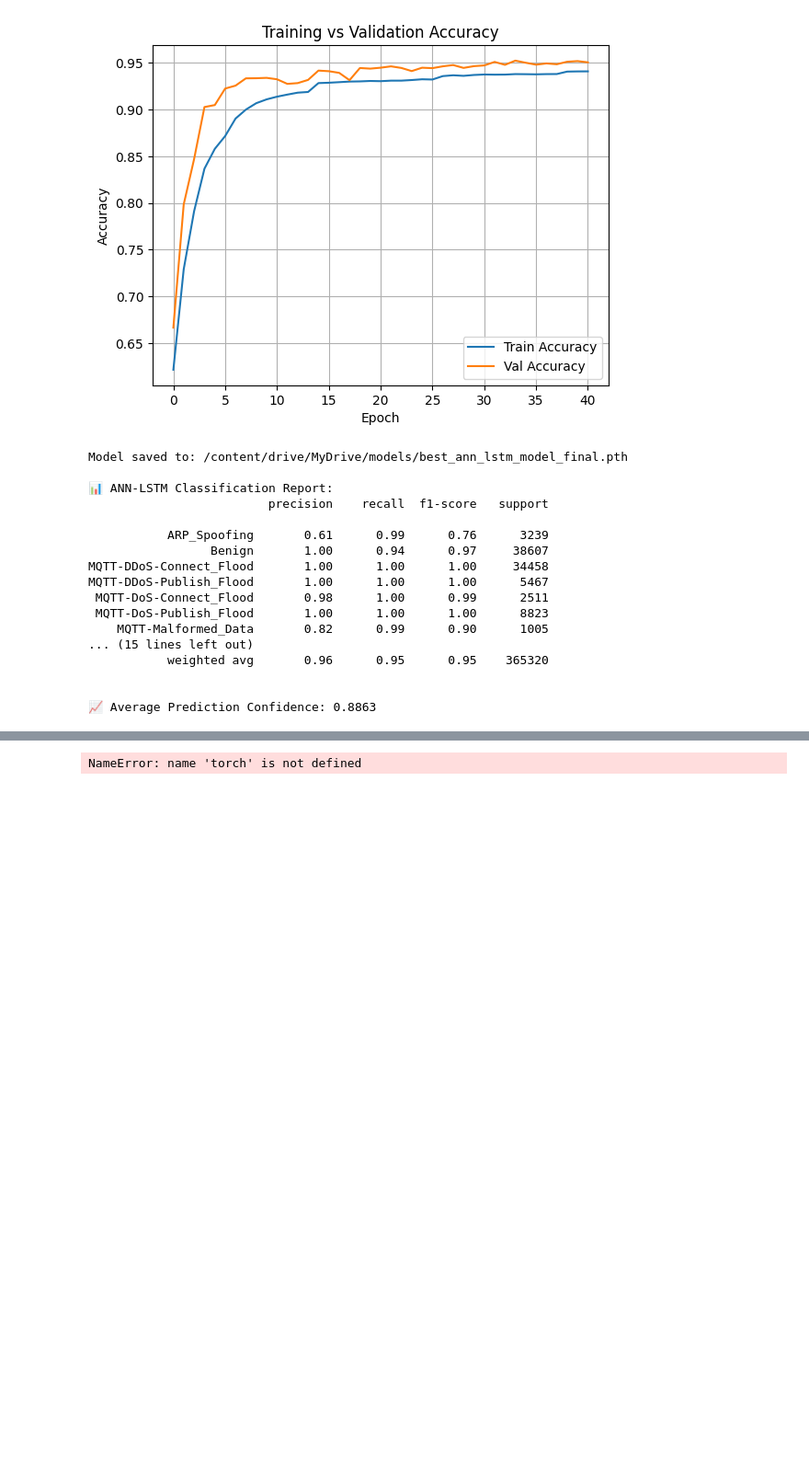
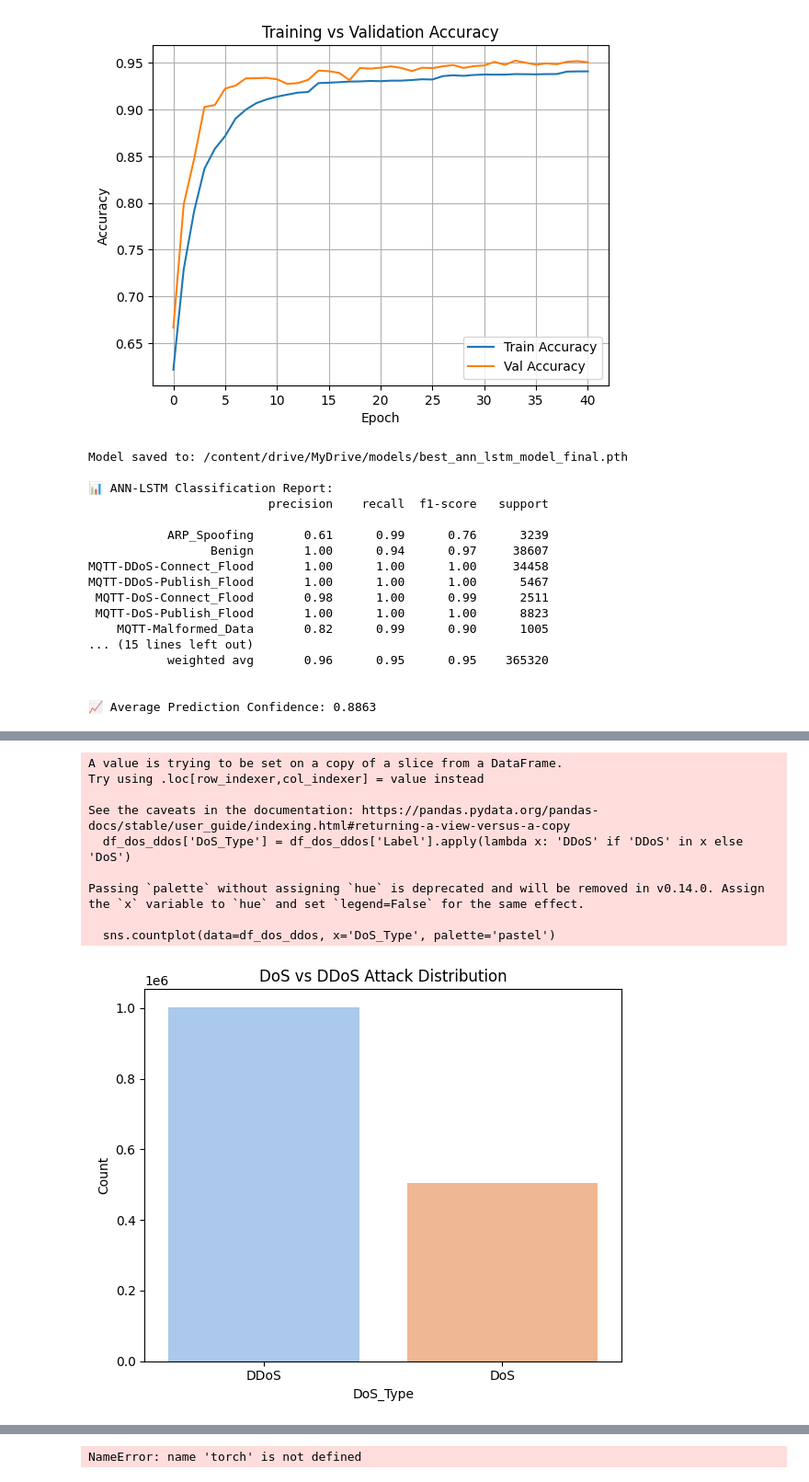
Before and after one commit to Leorasaharia/CGM, a Jupyter notebook: IDS_using_ANN_LSTM.ipynb, the cells around one changed output, grey strips where cells are left out. Shown at 92% size. Cells and saved outputs as stored; diff of their text form; code cells hidden in the pictures; blank space fills up the shorter version.

```diff
--- a/IDS_using_ANN_LSTM.ipynb
+++ b/IDS_using_ANN_LSTM.ipynb
@@ -346,0 +368,24 @@ NameError: name 'model' is not defined
+# %%
+# Filter only DoS and DDoS labels
+df_dos_ddos = df[df['Label'].str.contains("DoS|DDoS", case=False)]
+
+# High-level category
+df_dos_ddos['DoS_Type'] = df_dos_ddos['Label'].apply(lambda x: 'DDoS' if 'DDoS' in x else 'DoS')
+
+plt.figure(figsize=(6, 5))
+sns.countplot(data=df_dos_ddos, x='DoS_Type', palette='pastel')
+plt.title("DoS vs DDoS Attack Distribution")
+plt.ylabel("Count")
+plt.tight_layout()
+plt.show()
+# %% [output]
+A value is trying to be set on a copy of a slice from a DataFrame.
+Try using .loc[row_indexer,col_indexer] = value instead
+
+See the caveats in the documentation: https://pandas.pydata.org/pandas-docs/stable/user_guide/indexing.html#returning-a-view-versus-a-copy
+  df_dos_ddos['DoS_Type'] = df_dos_ddos['Label'].apply(lambda x: 'DDoS' if 'DDoS' in x else 'DoS')
+
+Passing `palette` without assigning `hue` is deprecated and will be removed in v0.14.0. Assign the `x` variable to `hue` and set `legend=False` for the same effect.
+
+  sns.countplot(data=df_dos_ddos, x='DoS_Type', palette='pastel')
+[figure, added]
```
Also changed, not shown: parts of 12 cells of this notebook.
